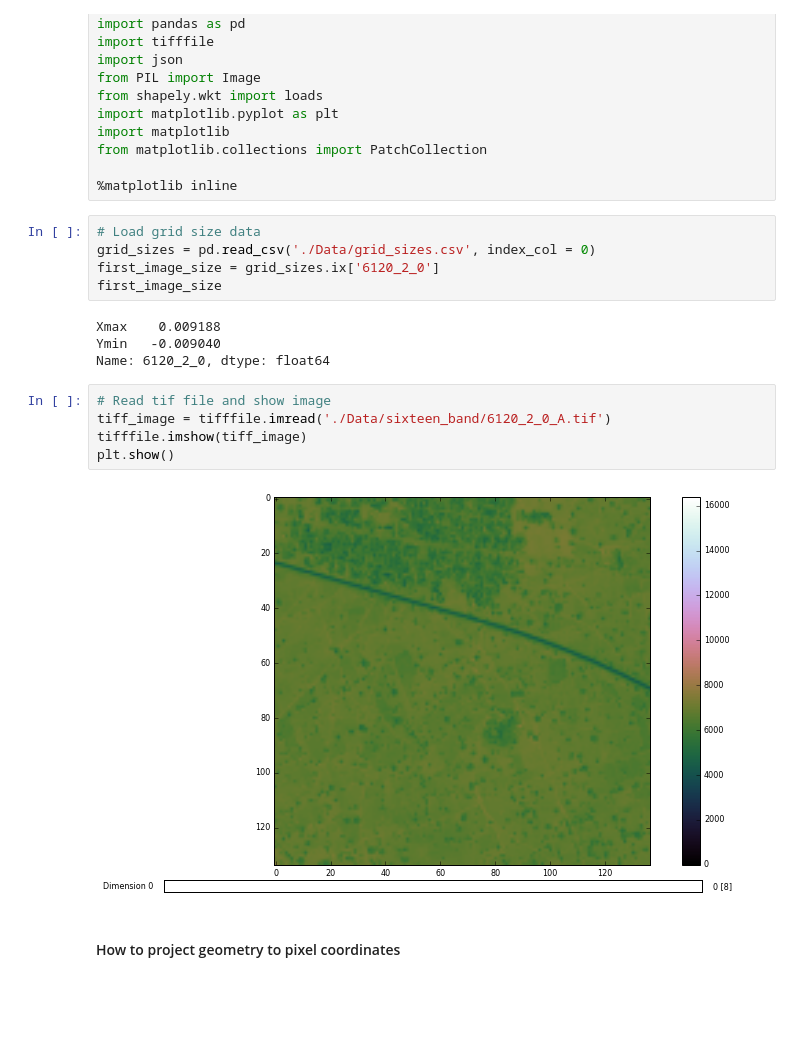
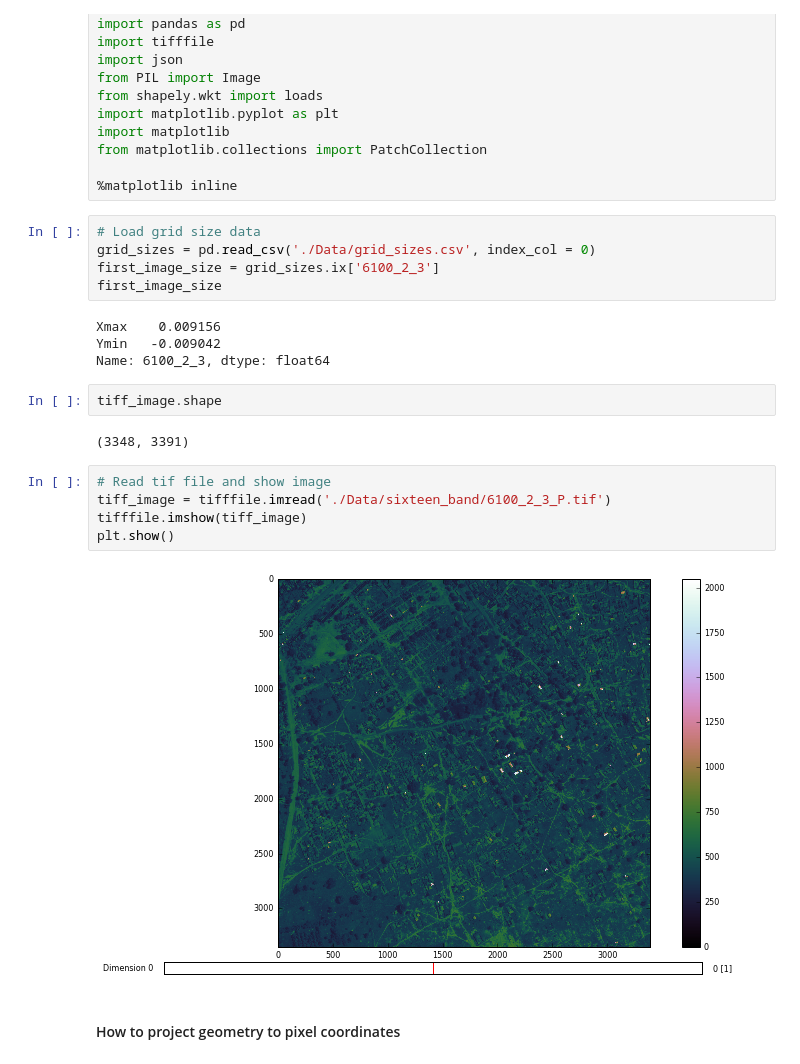
Before and after one commit to JayeCribb/Kaggle_DTSL, a Jupyter notebook: Convert_and_Overlay_Polygons.ipynb, the cells around one changed output. Drawn from its saved outputs; the diff is of its cells as text; blank space fills up the shorter version.

```diff
--- a/Convert_and_Overlay_Polygons.ipynb
+++ b/Convert_and_Overlay_Polygons.ipynb
@@ -15,19 +15,23 @@ from matplotlib.collections import PatchCollection
 # %%
 # Load grid size data
 grid_sizes = pd.read_csv('./Data/grid_sizes.csv', index_col = 0)
-first_image_size = grid_sizes.ix['6120_2_0']
+first_image_size = grid_sizes.ix['6100_2_3']
 first_image_size
 # %% [output]
-Xmax    0.009188
-Ymin   -0.009040
-Name: 6120_2_0, dtype: float64
+Xmax    0.009156
+Ymin   -0.009042
+Name: 6100_2_3, dtype: float64
+# %%
+tiff_image.shape
+# %% [output]
+(3348, 3391)
 # %%
 # Read tif file and show image
-tiff_image = tifffile.imread('./Data/sixteen_band/6120_2_0_A.tif')
+tiff_image = tifffile.imread('./Data/sixteen_band/6100_2_3_P.tif')
 tifffile.imshow(tiff_image)
 plt.show()
 # %% [output]
-[figure, old version]
+[figure, new version]
 # %% [markdown]
 #### How to project geometry to pixel coordinates
 # %% [markdown]
```
Also changed, not shown: parts of 8 cells of this notebook.
